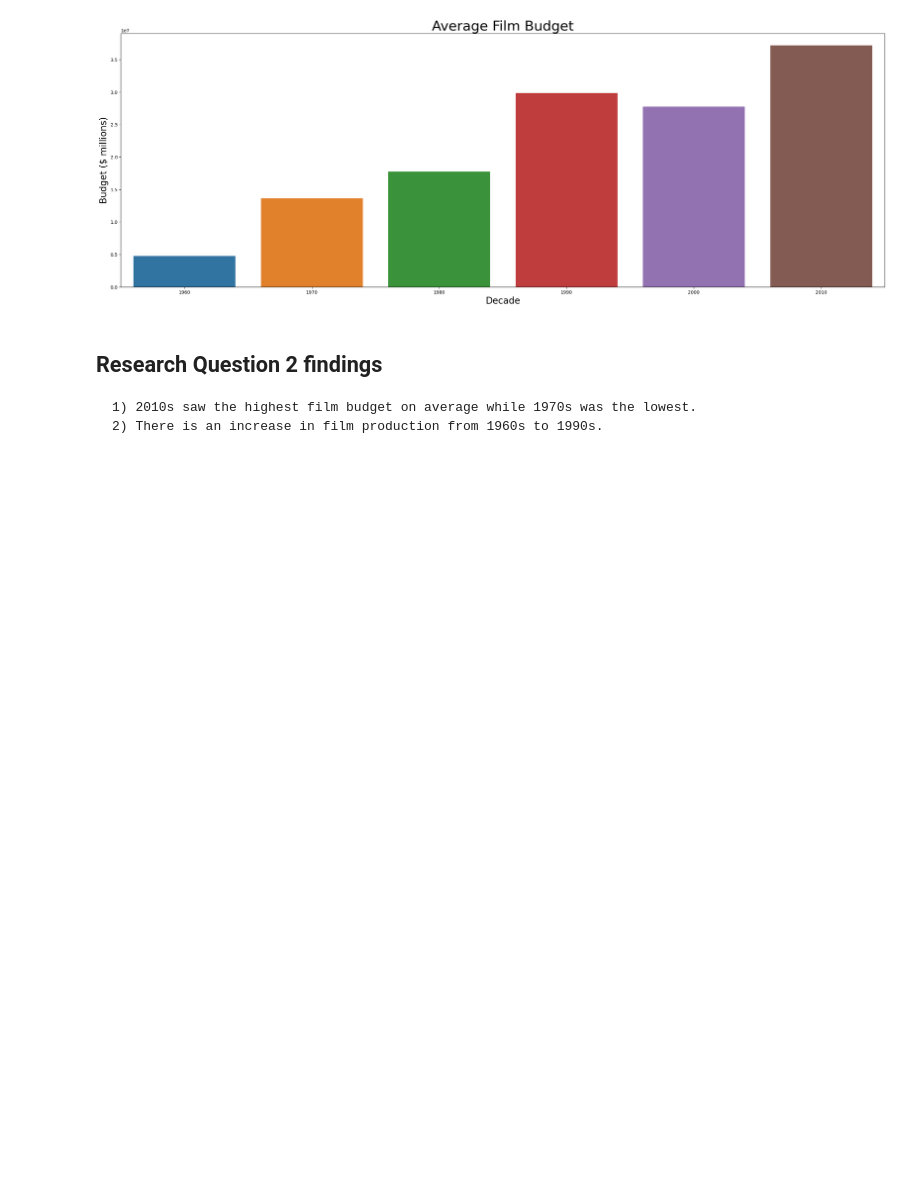
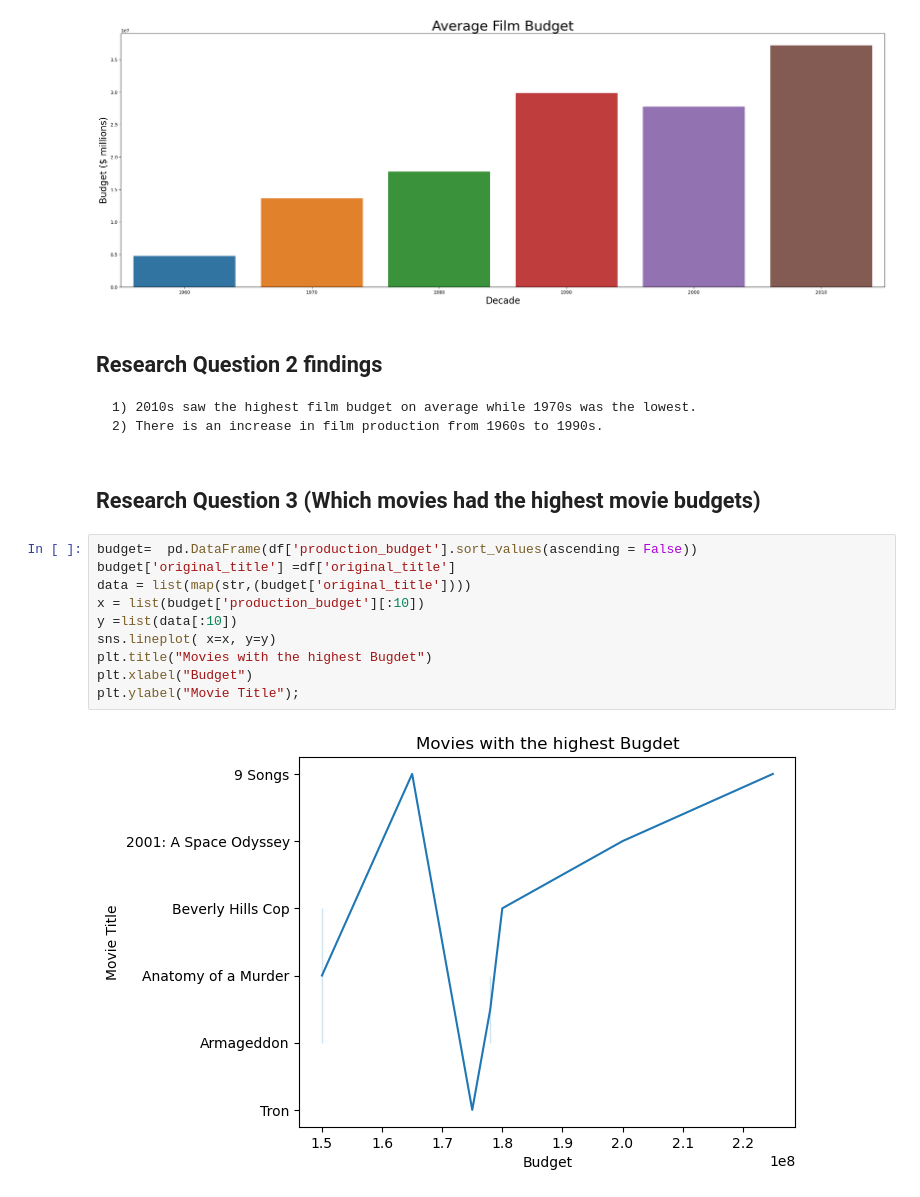
Before and after one commit to Petramuthoni/Movie-Dataset-Analysis-Phase-1, a Jupyter notebook: Phase 1 Movie Dataset Analysis (5).ipynb, the cells around one changed output. Cells and saved outputs as stored; diff of their text form; blank space fills up the shorter version.

Commit message:
Research question 3 findings

```diff
--- a/Phase 1 Movie Dataset Analysis (4).ipynb
+++ b/Phase 1 Movie Dataset Analysis (5).ipynb
@@ -224,3 +224,17 @@ plt.show();
 ## Research Question 2 findings
     1) 2010s saw the highest film budget on average while 1970s was the lowest.
     2) There is an increase in film production from 1960s to 1990s.
+# %% [markdown]
+## Research Question 3 (Which movies had the highest movie budgets)
+# %%
+budget=  pd.DataFrame(df['production_budget'].sort_values(ascending = False))
+budget['original_title'] =df['original_title']
+data = list(map(str,(budget['original_title'])))
+x = list(budget['production_budget'][:10])
+y =list(data[:10])
+sns.lineplot( x=x, y=y)
+plt.title("Movies with the highest Bugdet")
+plt.xlabel("Budget")
+plt.ylabel("Movie Title");
+# %% [output]
+[figure, added]
```
